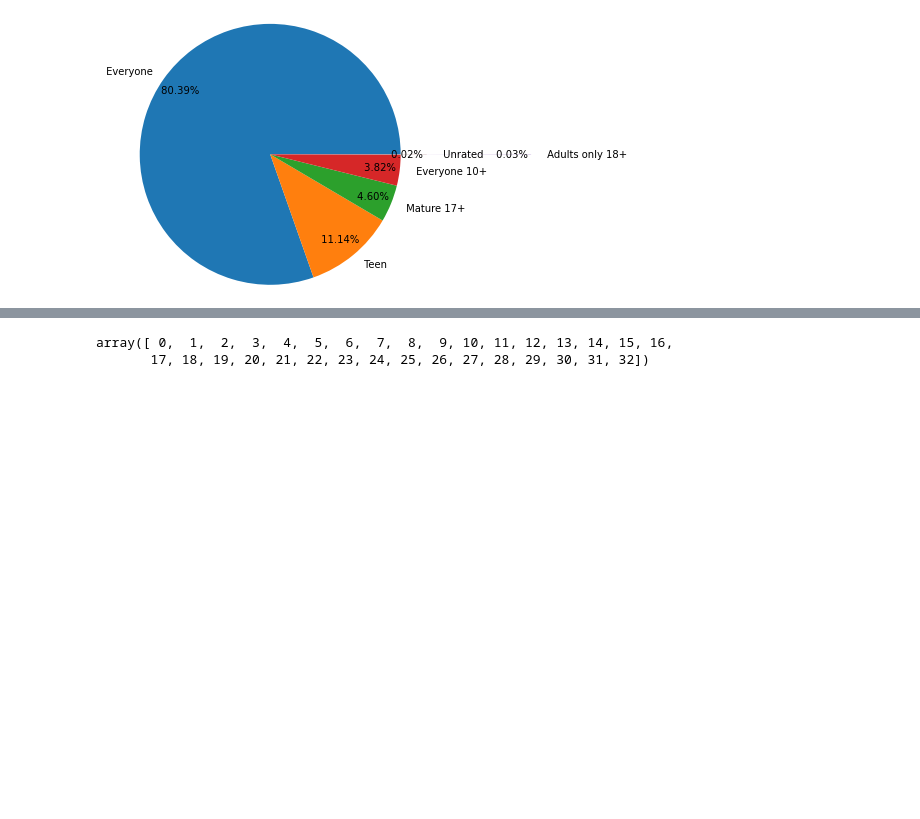
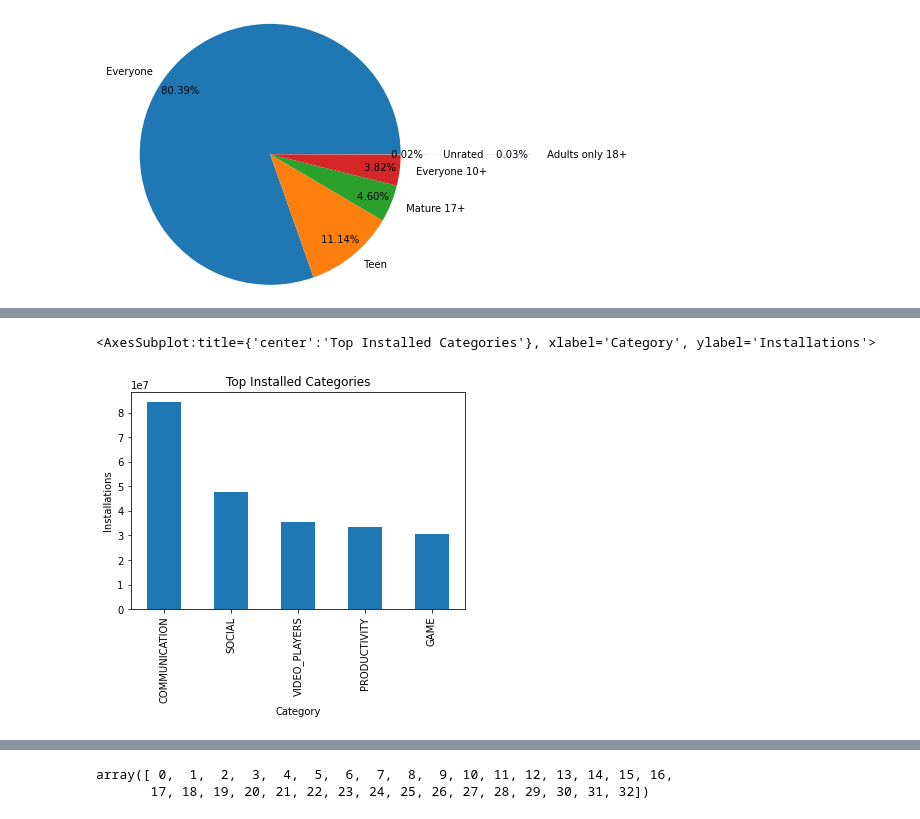
Before and after one commit to elwanmohamed/investigate-play-store-data, a Jupyter notebook: playStore .ipynb, the cells around one changed output, grey strips where cells are left out. Cells and saved outputs as stored; diff of their text form; code cells hidden in the pictures; blank space fills up the shorter version.

```diff
--- a/playStore .ipynb
+++ b/playStore .ipynb
@@ -362,6 +376,6 @@ Category=df.groupby(by='Category').mean()
 # %%
 C_I=Category.Installs
-C_I=C_I.sort_values(ascending=False).head(10)
+C_I=C_I.sort_values(ascending=False).head(5)
 print(C_I)
 # %% [output]
 Category
@@ -378,2 +387,7 @@ TOOLS                 1.358573e+07
 Name: Installs, dtype: float64
+# %%
+C_I.plot(ylabel='Installations',kind='bar',title='Top Installed Categories' )
+# %% [output]
+<AxesSubplot:title={'center':'Top Installed Categories'}, xlabel='Category', ylabel='Installations'>
+[figure, added]
 # %%
```
Also changed, not shown: parts of 10 cells of this notebook.
